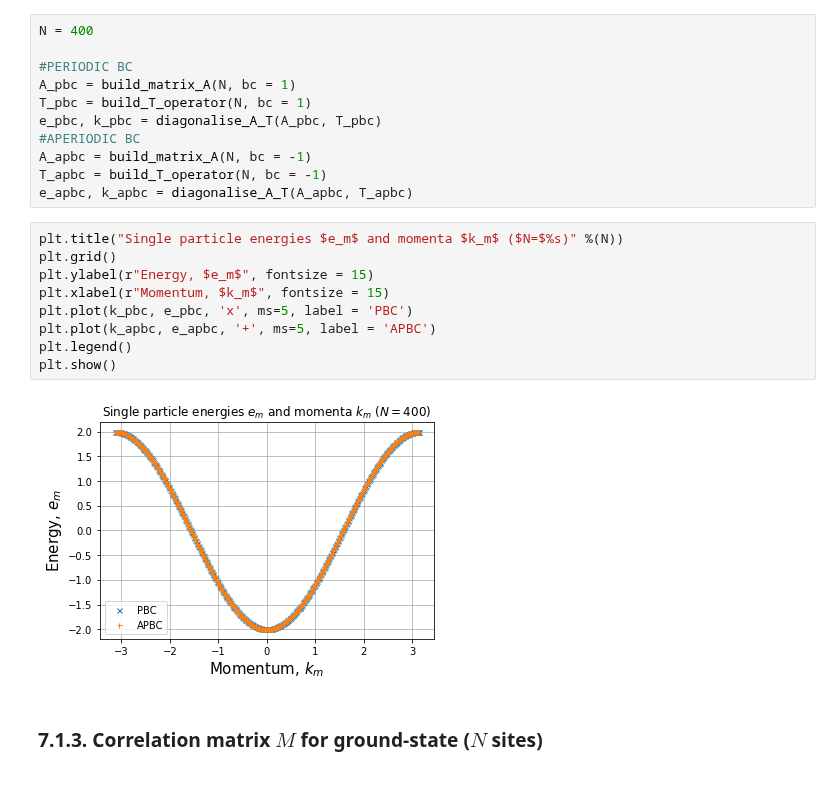
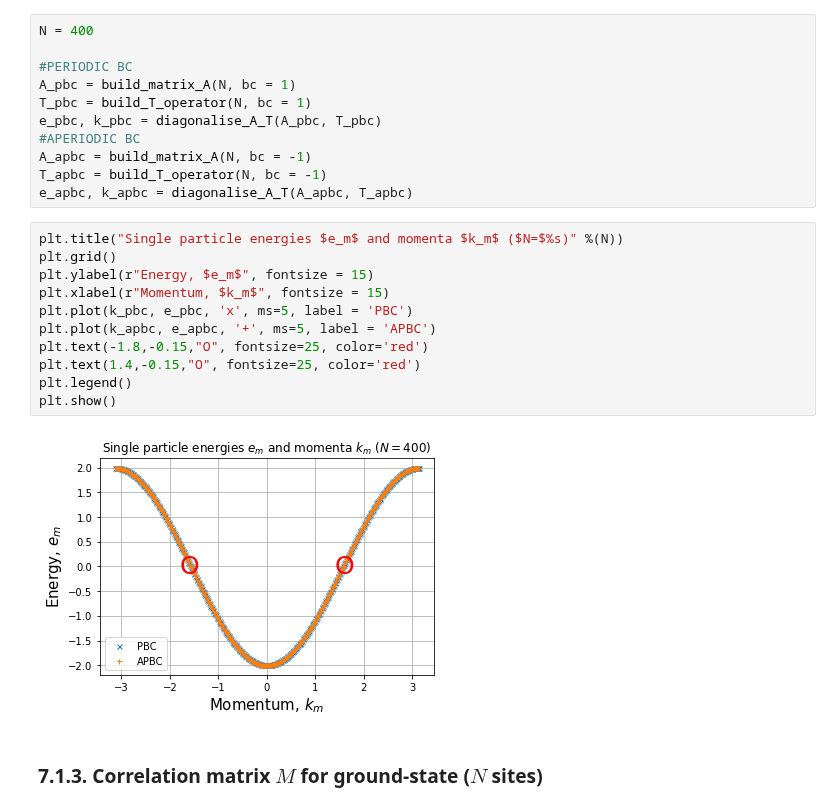
Before and after one commit to sofiagonga/many-body_entanglement_TN, a Jupyter notebook: TN_tutorial7.ipynb, the cells around one changed output. Drawn from its saved outputs; the diff is of its cells as text.

```diff
--- a/TN_tutorial7.ipynb
+++ b/TN_tutorial7.ipynb
@@ -89,13 +74,15 @@ e_apbc, k_apbc = diagonalise_A_T(A_apbc, T_apbc)
 # %%
 plt.title("Single particle energies $e_m$ and momenta $k_m$ ($N=$%s)" %(N))
 plt.grid()
 plt.ylabel(r"Energy, $e_m$", fontsize = 15)
 plt.xlabel(r"Momentum, $k_m$", fontsize = 15)
 plt.plot(k_pbc, e_pbc, 'x', ms=5, label = 'PBC')
 plt.plot(k_apbc, e_apbc, '+', ms=5, label = 'APBC')
+plt.text(-1.8,-0.15,"O", fontsize=25, color='red')
+plt.text(1.4,-0.15,"O", fontsize=25, color='red')
 plt.legend()
 plt.show()
 # %% [output]
-[figure, old version]
+[figure, new version]
 # %% [markdown]
 ### 7.1.3. Correlation matrix $M$ for ground-state ($N$ sites)
```
Also changed, not shown: parts of 36 cells of this notebook, 1 other file.
